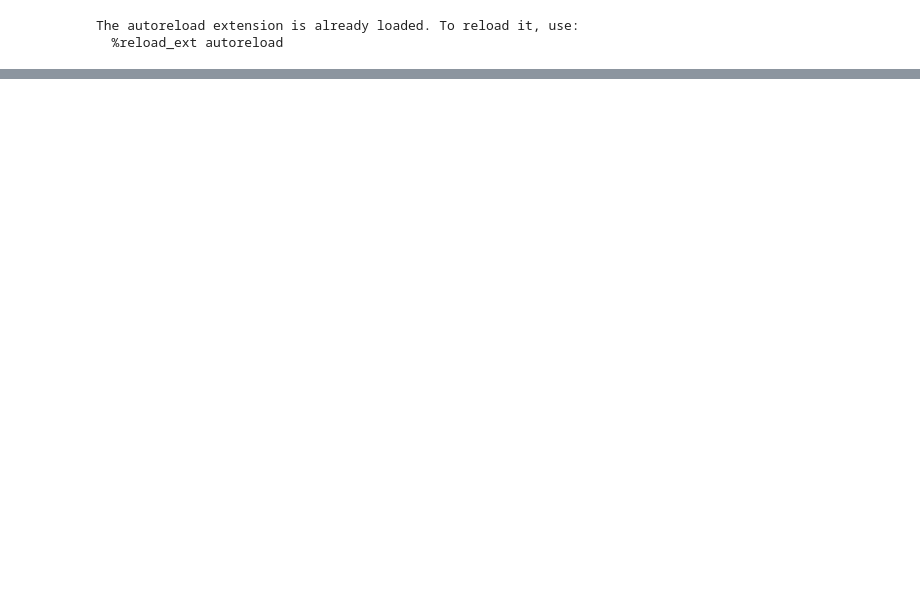
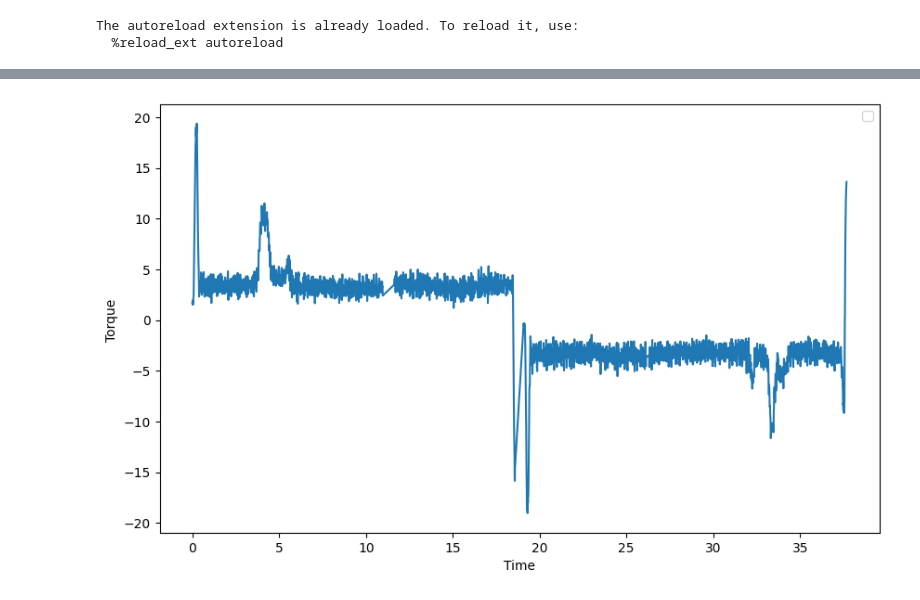
Before and after one commit to luukverkleij/PredictiveMaintenance, a Jupyter notebook: bodyshop-project/src/anomalies.ipynb, the cells around one changed output, grey strips where cells are left out. Cells and saved outputs as stored; diff of their text form; code cells hidden in the pictures; blank space fills up the shorter version.

```diff
--- a/bodyshop-project/src/anomalies.ipynb
+++ b/bodyshop-project/src/anomalies.ipynb
@@ -68,3 +66,15 @@ def plot_dfs(dfs, title="", colnums=3):
+# %%
+df_tmp = NoiseMachine.no_anomaly(df_seq.copy())
+
+# Plotting
+plt.figure(figsize=(10, 6))
+plt.plot(df_tmp['timeindex'], df_tmp['torqueactual'])
+plt.xlabel('Time')
+plt.ylabel('Torque ')
+plt.legend()
+plt.show()
+# %% [output]
+[figure, added]
 # %%
 dfs_gaussian = {}
 for x in [0.05, 0.1, 0.2,  0.3, 0.4, 0.5]:
```
Also changed, not shown: parts of 6 cells of this notebook, 26 other files.
